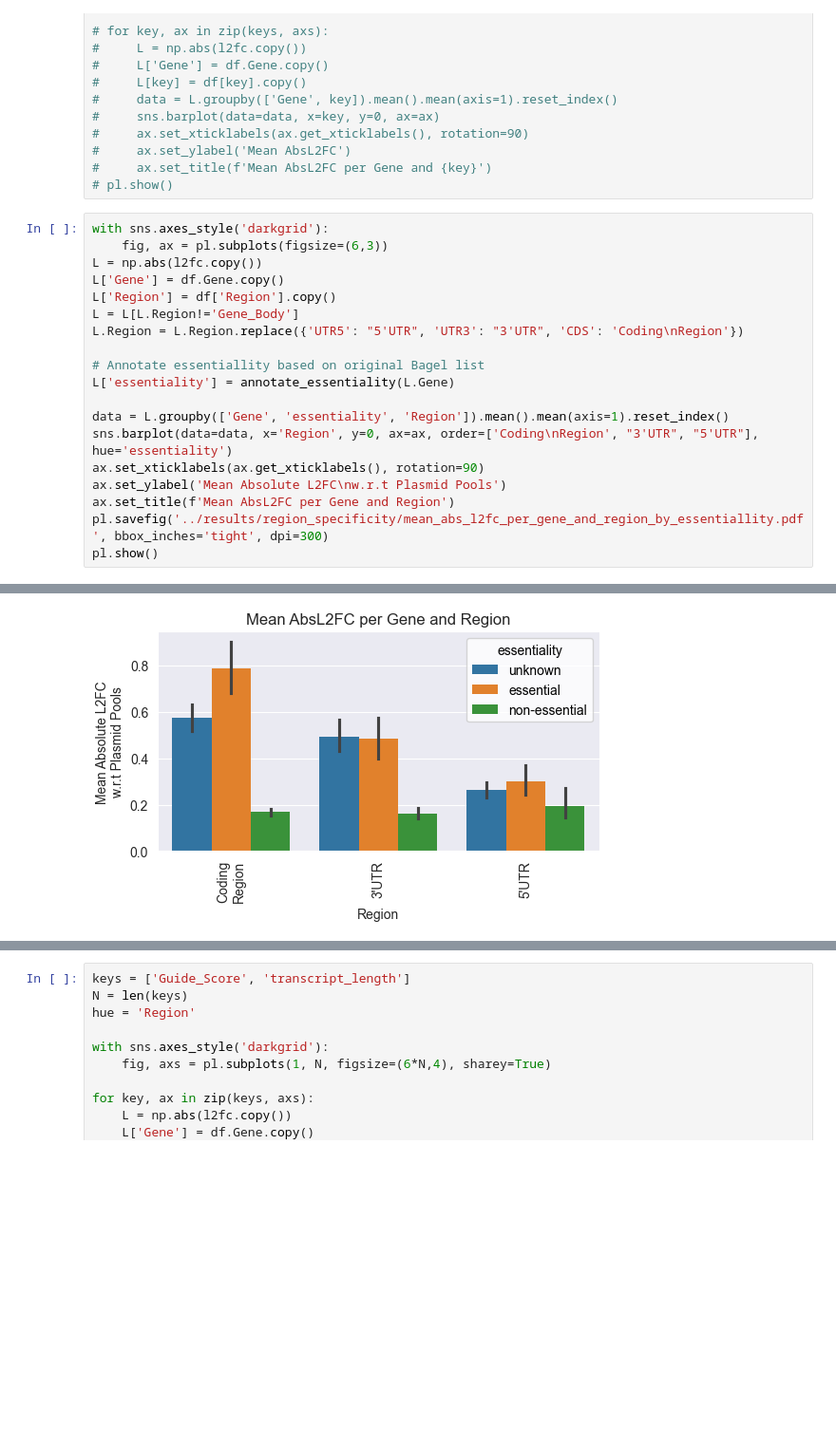
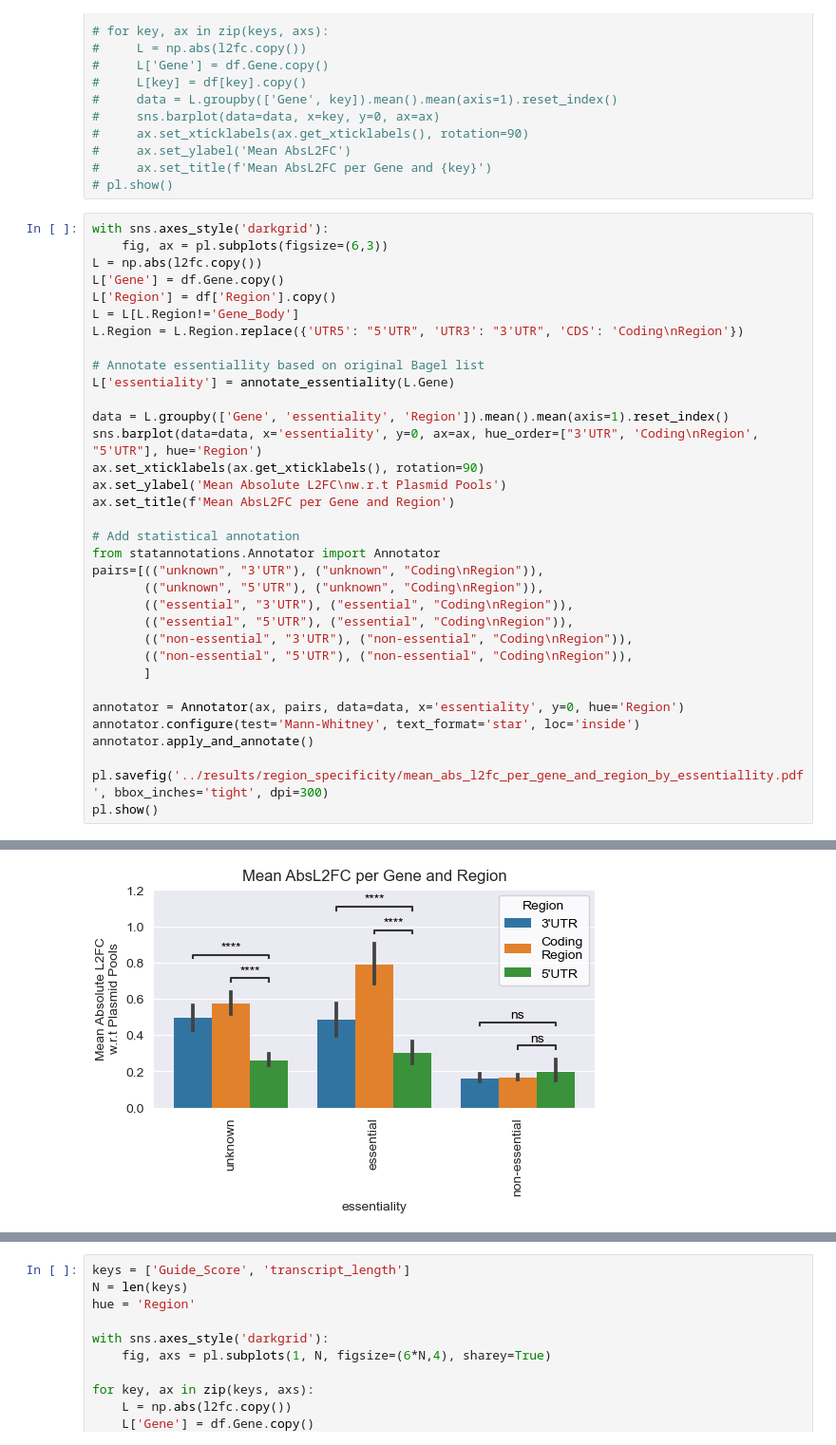
Before and after one commit to stefanpeidli/SYM101, a Jupyter notebook: notebooks/pooled_screen_1_region_specificity.ipynb, the cells around one changed output, grey strips where cells are left out. Shown at 95% size. Saved outputs shown, nothing was run; the diff lists cells and outputs as text; blank space fills up the shorter version.

Commit message:
Update region specificity plots Add stat annot

```diff
--- a/notebooks/pooled_screen_1_region_specificity.ipynb
+++ b/notebooks/pooled_screen_1_region_specificity.ipynb
@@ -99,10 +99,25 @@ L.Region = L.Region.replace({'UTR5': "5'UTR", 'UTR3': "3'UTR", 'CDS': 'Coding\nR
 L['essentiality'] = annotate_essentiality(L.Gene)
 
 data = L.groupby(['Gene', 'essentiality', 'Region']).mean().mean(axis=1).reset_index()
-sns.barplot(data=data, x='Region', y=0, ax=ax, order=['Coding\nRegion', "3'UTR", "5'UTR"], hue='essentiality')
+sns.barplot(data=data, x='essentiality', y=0, ax=ax, hue_order=["3'UTR", 'Coding\nRegion', "5'UTR"], hue='Region')
 ax.set_xticklabels(ax.get_xticklabels(), rotation=90)
 ax.set_ylabel('Mean Absolute L2FC\nw.r.t Plasmid Pools')
 ax.set_title(f'Mean AbsL2FC per Gene and Region')
+
+# Add statistical annotation
+from statannotations.Annotator import Annotator
+pairs=[(("unknown", "3'UTR"), ("unknown", "Coding\nRegion")),
+       (("unknown", "5'UTR"), ("unknown", "Coding\nRegion")),
+       (("essential", "3'UTR"), ("essential", "Coding\nRegion")),
+       (("essential", "5'UTR"), ("essential", "Coding\nRegion")),
+       (("non-essential", "3'UTR"), ("non-essential", "Coding\nRegion")),
+       (("non-essential", "5'UTR"), ("non-essential", "Coding\nRegion")),
+       ]
+
+annotator = Annotator(ax, pairs, data=data, x='essentiality', y=0, hue='Region')
+annotator.configure(test='Mann-Whitney', text_format='star', loc='inside')
+annotator.apply_and_annotate()
+
 pl.savefig('../results/region_specificity/mean_abs_l2fc_per_gene_and_region_by_essentiallity.pdf', bbox_inches='tight', dpi=300)
 pl.show()
 # %% [output]
@@ -109,4 +143,4 @@ pl.show()
-[figure, old version]
+[figure, new version]
 # %%
 # Plot also without essentiallity
 with sns.axes_style('darkgrid'):
```
Also changed, not shown: parts of 3 cells of this notebook, 4 other files.
